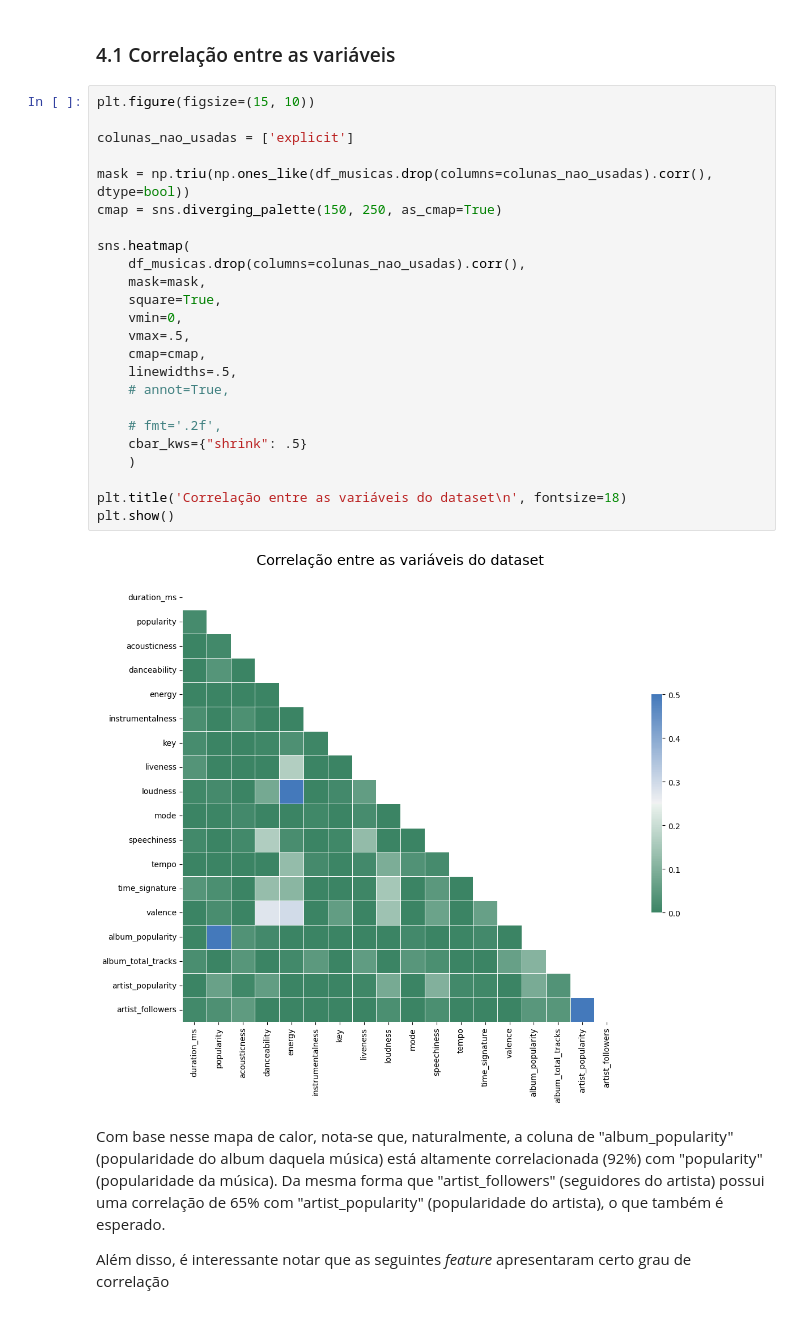
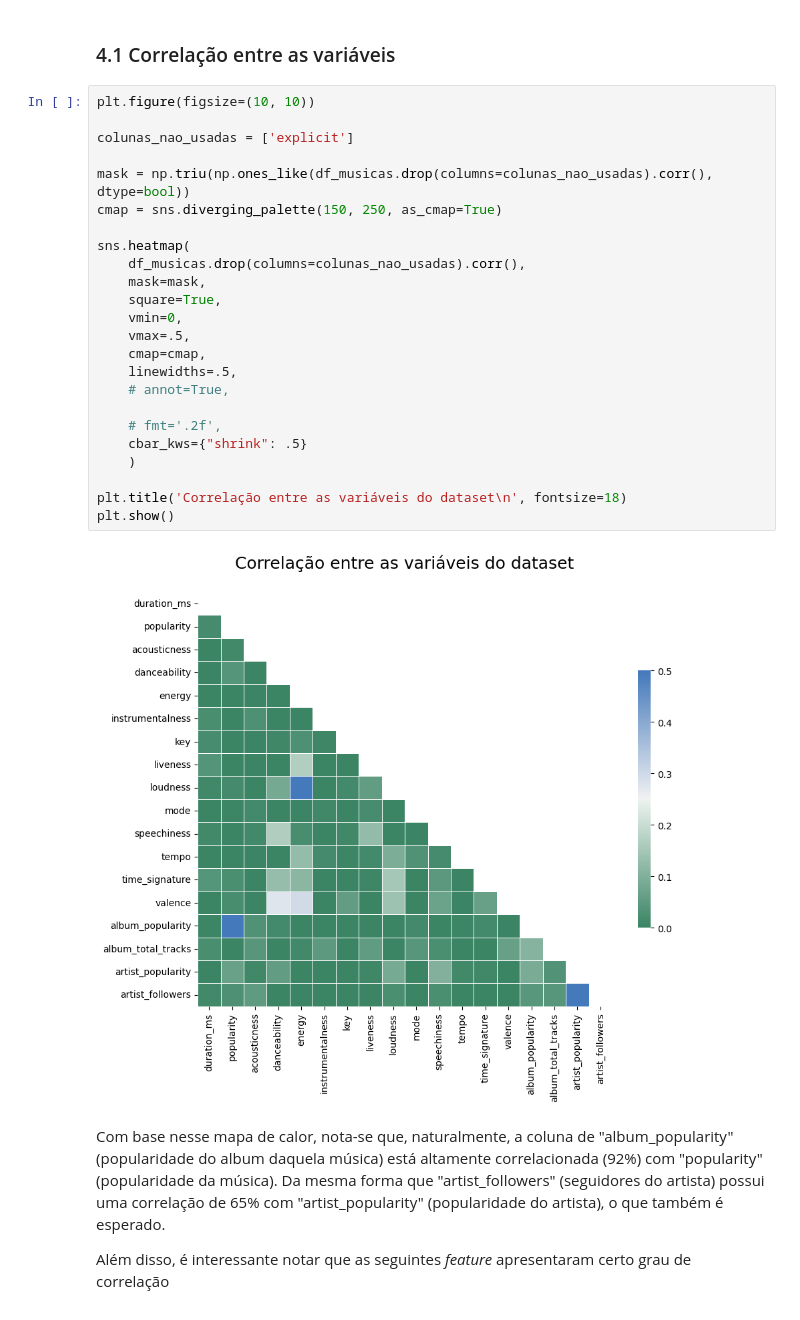
Before and after one commit to Ciencia-de-Dados-IMT-2023/Projeto-Spotify-2023.1, a Jupyter notebook: notebooks/02_EDA.ipynb, the cells around one changed output. Saved outputs shown, nothing was run; the diff lists cells and outputs as text.

```diff
--- a/notebooks/02_EDA.ipynb
+++ b/notebooks/02_EDA.ipynb
@@ -171,31 +168,31 @@ dtype: int64
 # %% [markdown]
 ### 4.1 Correlação entre as variáveis
 # %%
-plt.figure(figsize=(15, 10))
+plt.figure(figsize=(10, 10))
 
 colunas_nao_usadas = ['explicit']
 
 mask = np.triu(np.ones_like(df_musicas.drop(columns=colunas_nao_usadas).corr(), dtype=bool))
 cmap = sns.diverging_palette(150, 250, as_cmap=True)
 
 sns.heatmap(
     df_musicas.drop(columns=colunas_nao_usadas).corr(),
     mask=mask,
     square=True,
     vmin=0,
     vmax=.5,
     cmap=cmap,
     linewidths=.5,
     # annot=True,
 
     # fmt='.2f',
     cbar_kws={"shrink": .5}
     )
 
 plt.title('Correlação entre as variáveis do dataset\n', fontsize=18)
 plt.show()
 # %% [output]
-[figure, old version]
+[figure, new version]
 # %% [markdown]
 Com base nesse mapa de calor, nota-se que, naturalmente, a coluna de "album_popularity" (popularidade do album daquela música) está altamente correlacionada (92%) com "popularity" (popularidade da música). Da mesma forma que "artist_followers" (seguidores do artista) possui uma correlação de 65% com "artist_popularity" (popularidade do artista), o que também é esperado.
 
```
Also changed, not shown: parts of 14 cells of this notebook, 1 other file.
